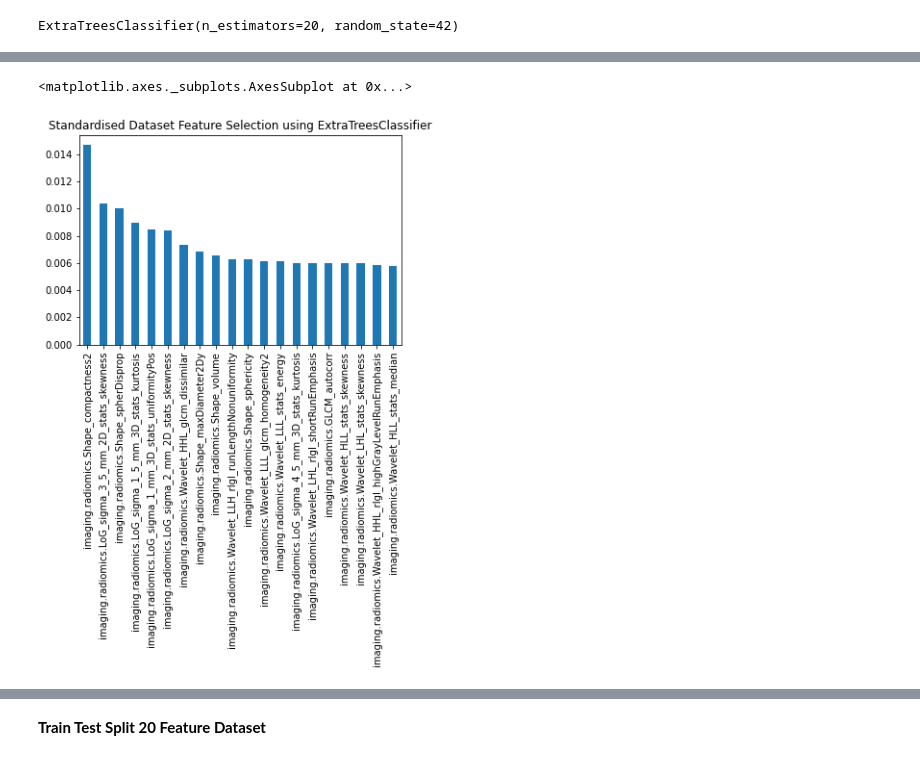
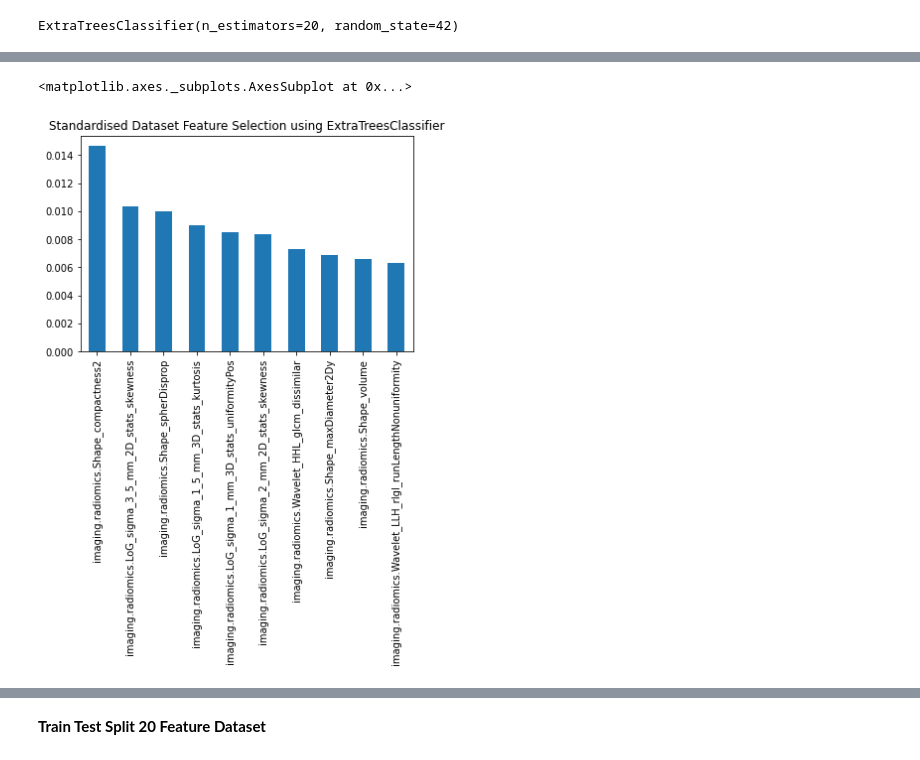
Before and after one commit to FathimaNazarudeen/medical, a Jupyter notebook: 6.ipynb, the cells around one changed output, grey strips where cells are left out. Cells and saved outputs as stored; diff of their text form; code cells hidden in the pictures.

```diff
--- a/6.ipynb
+++ b/6.ipynb
@@ -149,7 +149,7 @@ array([0.        , 0.00597606, 0.00112119, 0.        , 0.        ,
        0.00223058])
 # %%
 feature_importance_std = pd.Series(model.feature_importances_, index=data_X.columns)
-feature_importance_std.nlargest(20).plot(kind='bar', title='Standardised Dataset Feature Selection using ExtraTreesClassifier')
+feature_importance_std.nlargest(10).plot(kind='bar', title='Standardised Dataset Feature Selection using ExtraTreesClassifier')
 # %% [output]
 <matplotlib.axes._subplots.AxesSubplot at 0x...>
-[figure, old version]
+[figure, new version]
```
Also changed, not shown: parts of 13 cells of this notebook.
